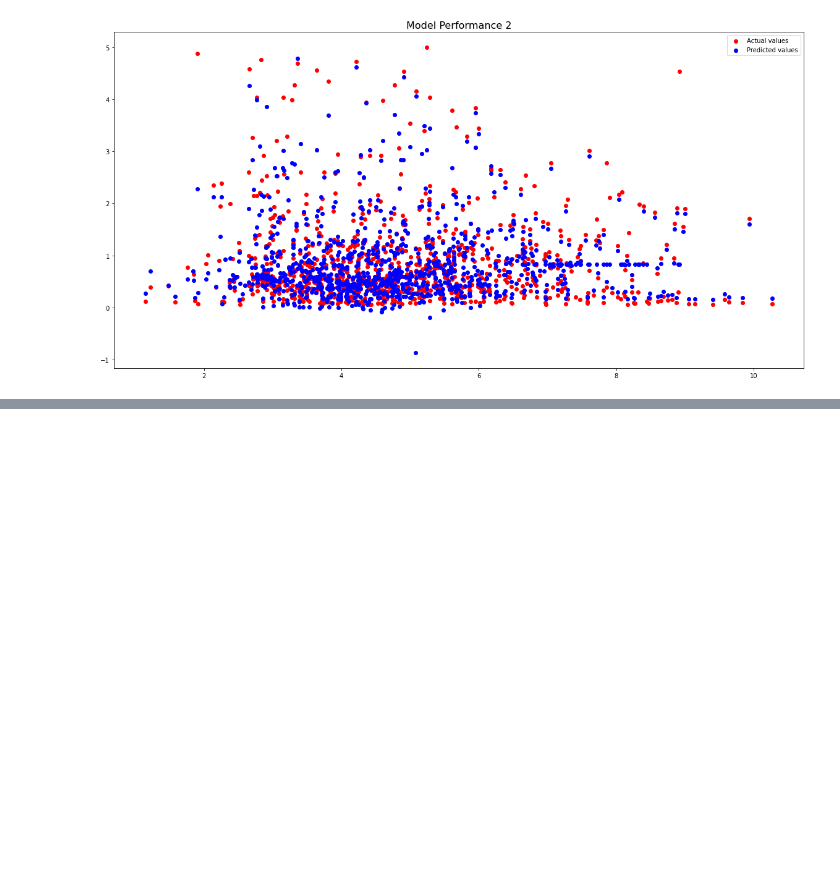
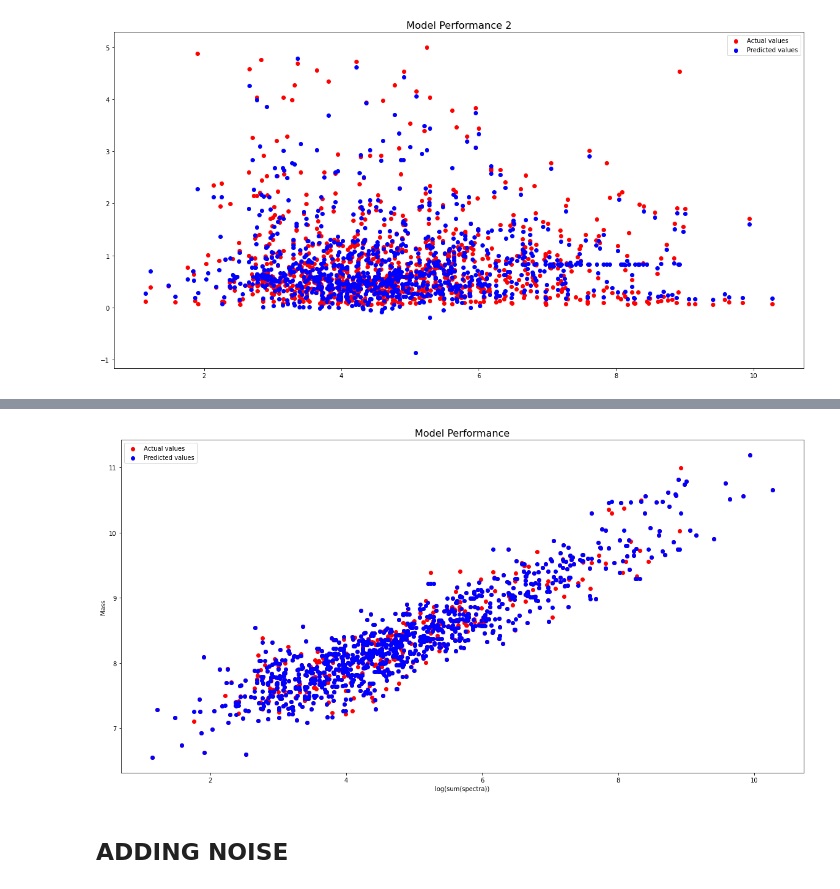
Before and after one commit to nathanaelg16/PHYS3600ID_Final_Project, a Jupyter notebook: Final Project.ipynb, the cells around one changed output, grey strips where cells are left out. Saved outputs shown, nothing was run; the diff lists cells and outputs as text; code cells hidden in the pictures; blank space fills up the shorter version.

```diff
--- a/Final Project.ipynb
+++ b/Final Project.ipynb
@@ -136,0 +187,17 @@ fig.savefig("model_perfomance2", dpi=300)
+# %%
+X = np.empty(len(spectra))
+for i in range(len(spectra)):
+    X[i] = np.log(np.sum(spectra.loc[i]))
+
+fig, ax = plt.subplots()
+ax.scatter(X, mass, color='red', label='Actual values')
+plt.scatter(X, model.predict(spectra), color='blue', label='Predicted values')
+ax.legend()
+ax.set_title("Model Performance", fontsize=16)
+ax.set_ylabel("Mass")
+ax.set_xlabel("log(sum(spectra))")
+fig.savefig("model_performance mass", dpi=300)
+# %% [output]
+[figure, added]
+# %% [markdown]
+## ADDING NOISE
```
Also changed, not shown: parts of 5 cells of this notebook, 3 other files.
